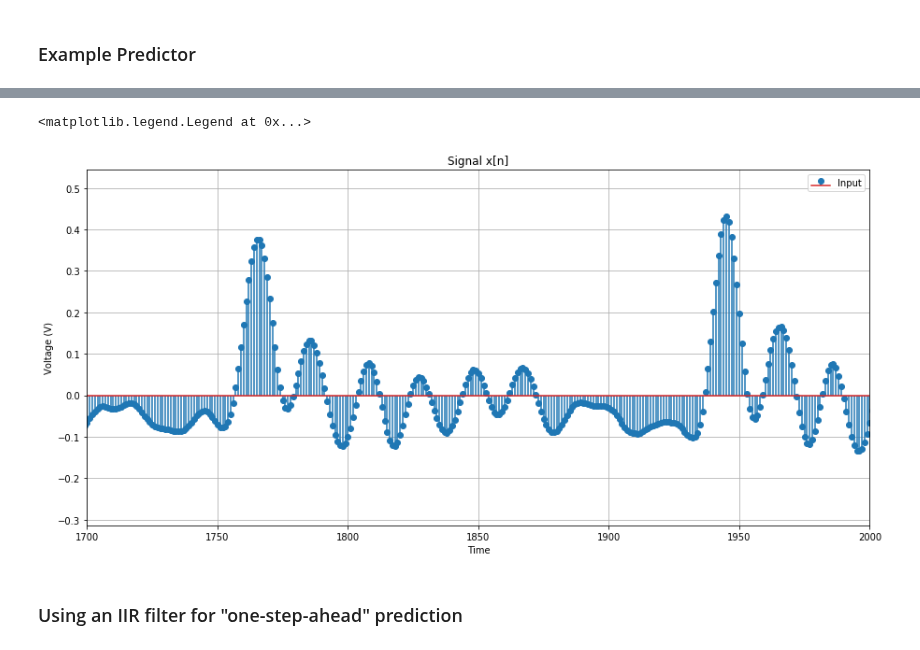
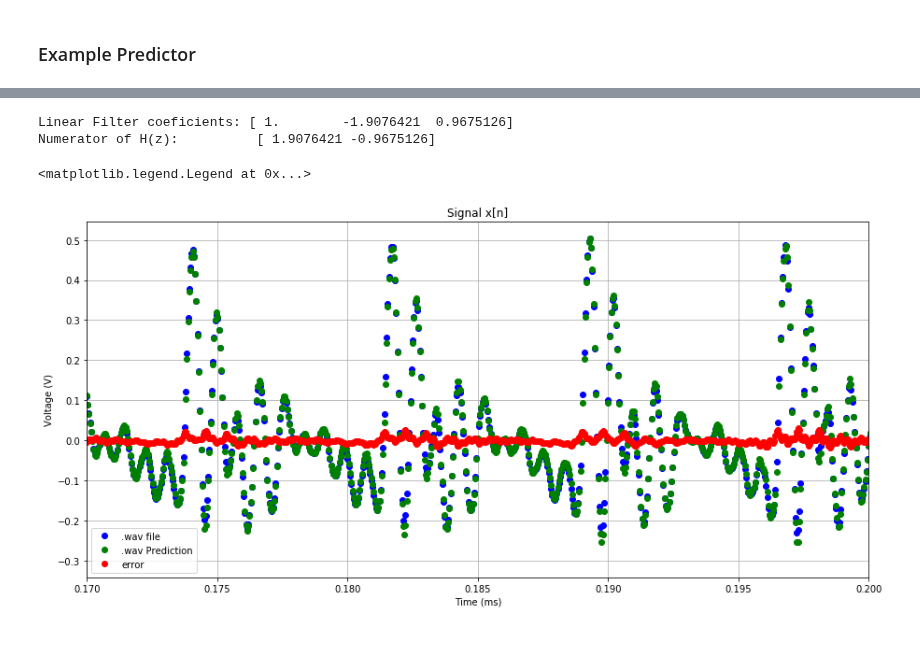
Before and after one commit to rthomp10/dsp, a Jupyter notebook: Prediction and Quantization.ipynb, the cells around one changed output, grey strips where cells are left out. Cells and saved outputs as stored; diff of their text form; code cells hidden in the pictures.

Commit message:
Implemented predictor and visual representations

```diff
--- a/Prediction and Quantization.ipynb
+++ b/Prediction and Quantization.ipynb
@@ -26,28 +106,34 @@ def dB(voltage):
 # %%
-n= [-2,-1,0,1,2,3,4,5,6,7,8,9]
-x= [0,0,1.0,-1.0,0.0,2.0,1.0,-1.0,-2.0,0.0,1.0,0.0]
-
-x, sr = librosa.load('snip.wav')
-a = librosa.lpc(x, 2)
+x, sr = librosa.load('snip.wav') # Signal time series and sampling rate
+duration = np.size(x)/sr
+period = 1/sr
+t = np.arange(0,duration, period)
+a = librosa.lpc(x, 2) # Linear Filter aficients
+print('Linear Filter coeficients: '+ str(a))
 
 numerator = -1 * np.delete(a, 0)
+print('Numerator of H(z):          ' + str(numerator))
 denominator = [1]
 x_hat = sps.lfilter(numerator, denominator, x)
 x_hat = np.append(0,x_hat[0:-1])
-err = x - x_hat
+e = x - x_hat
 
 # Graph
 plt.figure('position', [15,7])
 # plt.subplots_adjust(hspace = .5)
 
 # plt.subplot(2,1,1)
 plt.title('Signal x[n]')
-plt.stem(x, label='Input', use_line_collection=True)
+plt.plot(t, x, 'bo', label='.wav file')
+plt.plot(t, x_hat, 'go', label='.wav Prediction')
+plt.plot(t, e, 'ro', label='error')
 plt.ylabel('Voltage (V)')
-plt.xlabel('Time')
-plt.xlim(1700,2000)
+plt.xlabel('Time (ms)')
+plt.xlim(.17,.2)
 plt.grid()
 plt.legend()
 # %% [output]
-<matplotlib.legend.Legend at 0x...>
+Linear Filter coeficients: [ 1.        -1.9076421  0.9675126]
+Numerator of H(z):          [ 1.9076421 -0.9675126]
+<matplotlib.legend.Legend at 0x...>
-[figure, old version]
+[figure, new version]
@@ -56,2 +139,0 @@ librosa.load?
-# %% [markdown]
-### Using an IIR filter for "one-step-ahead" prediction
```
Also changed, not shown: parts of 5 cells of this notebook.
